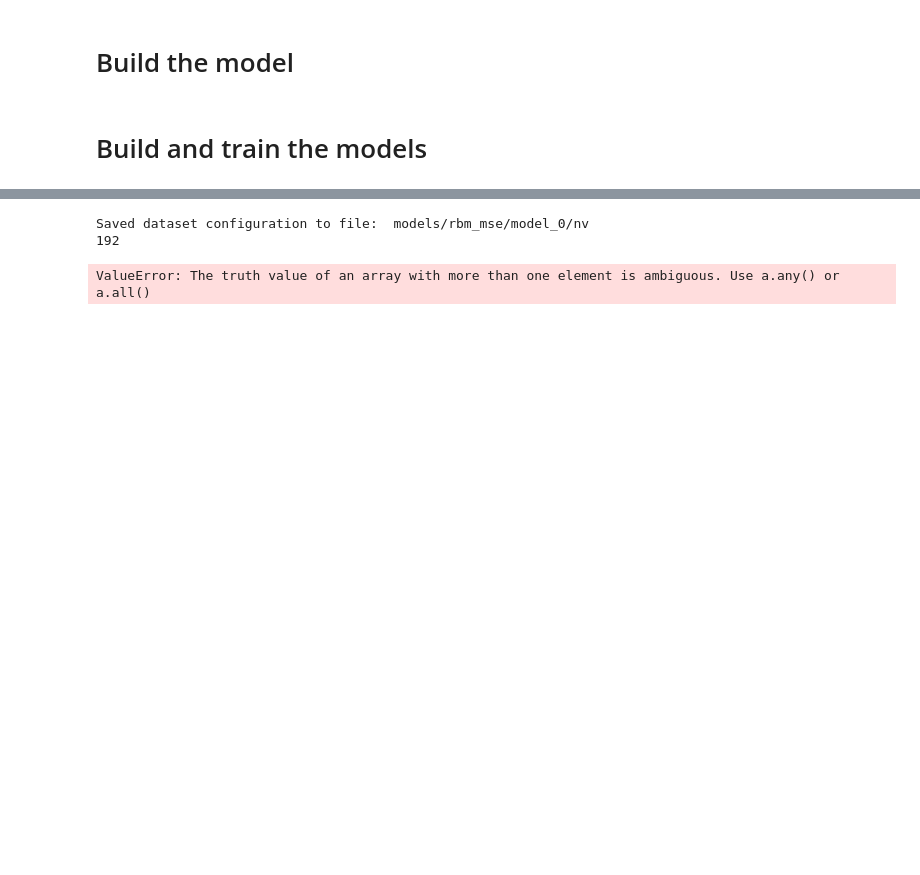
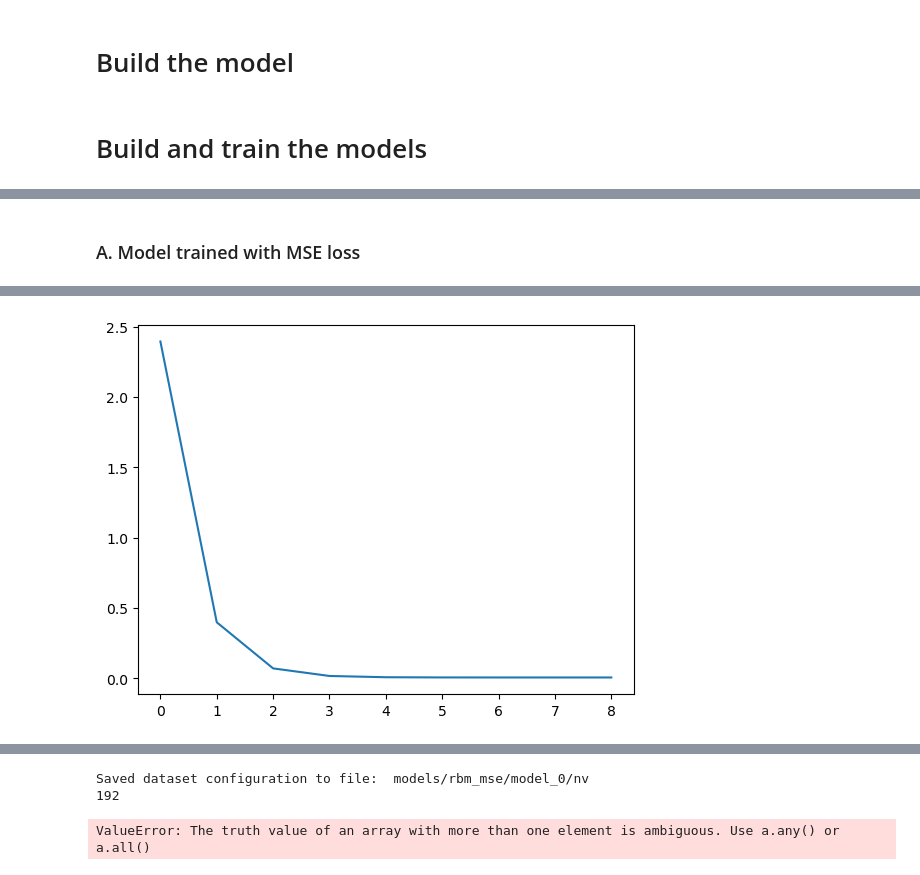
Before and after one commit to keresztesbeata/Unexpected-Obstacle-Detection, a Jupyter notebook: Simple_RBM.ipynb, the cells around one changed output, grey strips where cells are left out. Saved outputs shown, nothing was run; the diff lists cells and outputs as text; code cells hidden in the pictures; blank space fills up the shorter version.

Commit message:
evaluate model

```diff
--- a/Simple_RBM.ipynb
+++ b/Simple_RBM.ipynb
@@ -140,7 +133,7 @@ def load_saved_dataset(directory, img_size):
     x_test_mask = load_np_dataset_from_dir(directory=directory + "/test/mask",
                                            img_size=img_size,
                                            color_mode='rgb')
-    return (x_train_img, x_train_mask), (x_test_img, x_test_mask)
+    return {'image': x_train_img, 'mask': x_train_mask}, {'image': x_test_img, 'mask': x_test_mask}
 # %% [markdown]
 ## Data Preprocessing
 # %%
@@ -193,16 +186,18 @@ IMG_SIZE = (1024, 2048)
 PATCH_SIZE = 50
 CROP_SIZE = 500
 STRIDE = 25
-TRAIN_SIZE = 32
-TEST_SIZE = 32
+TRAIN_SIZE = 64
+TEST_SIZE = 64
 
-(train_img_ds, train_mask_ds), (test_img_ds, test_mask_ds) = load_input(img_size=IMG_SIZE,
-                                                                        directory="datasets/lost_and_found")
+train_ds, test_ds = load_input(img_size=IMG_SIZE,
+                               directory="datasets/lost_and_found")
 
 tf.debugging.set_log_device_placement(True)
 with tf.device(GPU_NAME):
-    x_train = preprocess(train_img_ds, input_size=TRAIN_SIZE, crop_size=CROP_SIZE, patch_size=PATCH_SIZE, stride=STRIDE)
-    x_test = preprocess(test_img_ds, input_size=TEST_SIZE, crop_size=CROP_SIZE, patch_size=PATCH_SIZE, stride=STRIDE)
+    x_train = preprocess(train_ds['image'], input_size=TRAIN_SIZE, crop_size=CROP_SIZE, patch_size=PATCH_SIZE,
+                         stride=STRIDE)
+    x_test = preprocess(test_ds['image'], input_size=TEST_SIZE, crop_size=CROP_SIZE, patch_size=PATCH_SIZE,
+                        stride=STRIDE)
 tf.debugging.set_log_device_placement(False)
 # %% [output]
 Found 1036 files belonging to 1 classes.
@@ -227,6 +222,6 @@ Nr of test images:  32
 Each image is transformed into multiple patches of dim:  TensorSpec(shape=(361, 50, 50, 3), dtype=tf.float32, name=None)
 # %%
-for img, patches in zip(train_img_ds, x_train):
+for img, patches in zip(train_ds['image'], x_train):
     _ = plt.figure()
     plt.imshow(img / 255.0)
     show_patches(patches, n=5)
@@ -748,0 +713,16 @@ Epoch:  0 , train loss: 0.5059726455317742
+# %% [markdown]
+### A. Model trained with MSE loss
+# %%
+P = 32
+H = 20
+# %%
+model_a, params_a = train_model(x=x_train,
+                                p=P,
+                                h=H,
+                                k=1,
+                                lr=0.01,
+                                loss_fn=loss_functions['MSE'],
+                                max_epochs=100,
+                                patience=3,
+                                error_limit=1e-3)
+# %% [output]
@@ -748,0 +744 @@ Epoch:  0 , train loss: 0.5059726455317742
+[figure, added]
```
Also changed, not shown: parts of 23 cells of this notebook.
